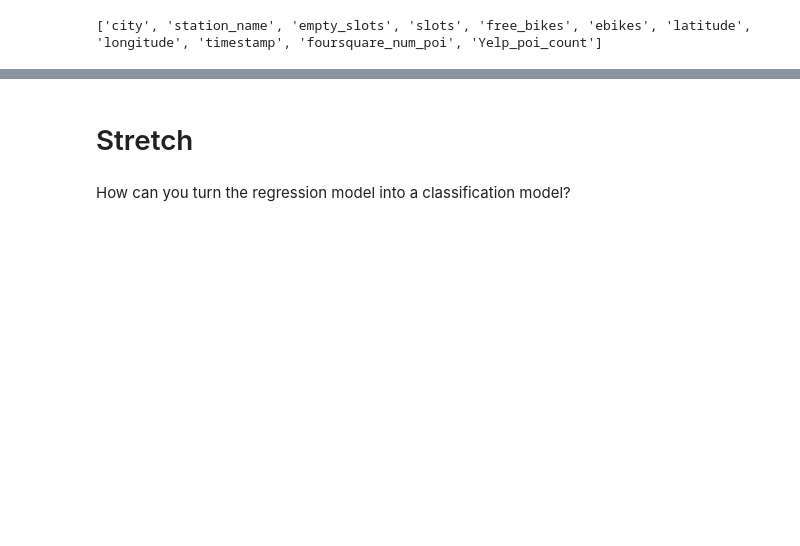
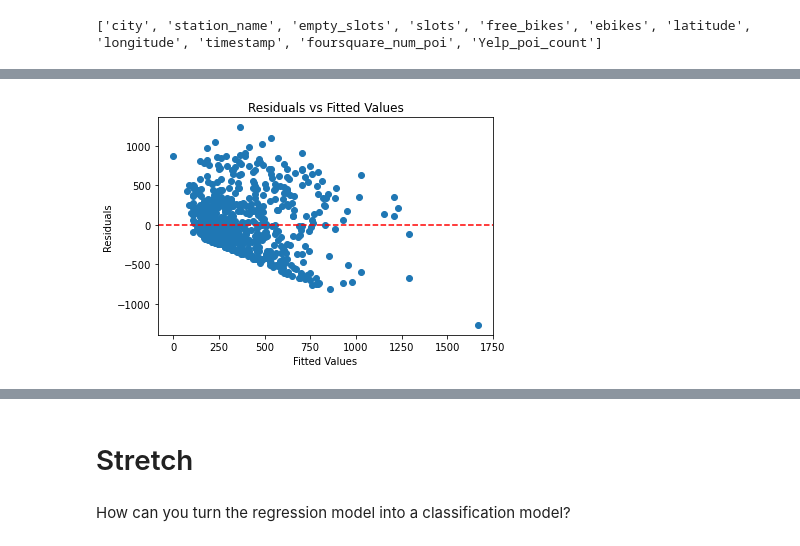
Before and after one commit to maybester/Statistical-Modelling-with-Python, a Jupyter notebook: notebooks/model_building.ipynb, the cells around one changed output, grey strips where cells are left out. Drawn from its saved outputs; the diff is of its cells as text; code cells hidden in the pictures; blank space fills up the shorter version.

```diff
--- a/notebooks/model_building.ipynb
+++ b/notebooks/model_building.ipynb
@@ -160,0 +161,10 @@ strong multicollinearity or other numerical problems.
+# %%
+# check for homoscedasticity with residual plot
+plt.scatter(model.fittedvalues, residuals)
+plt.xlabel('Fitted Values')
+plt.ylabel('Residuals')
+plt.title('Residuals vs Fitted Values')
+plt.axhline(0,color='red',linestyle='dashed')
+plt.show()
+# %% [output]
+[figure, added]
```
Also changed, not shown: parts of 24 cells of this notebook.
